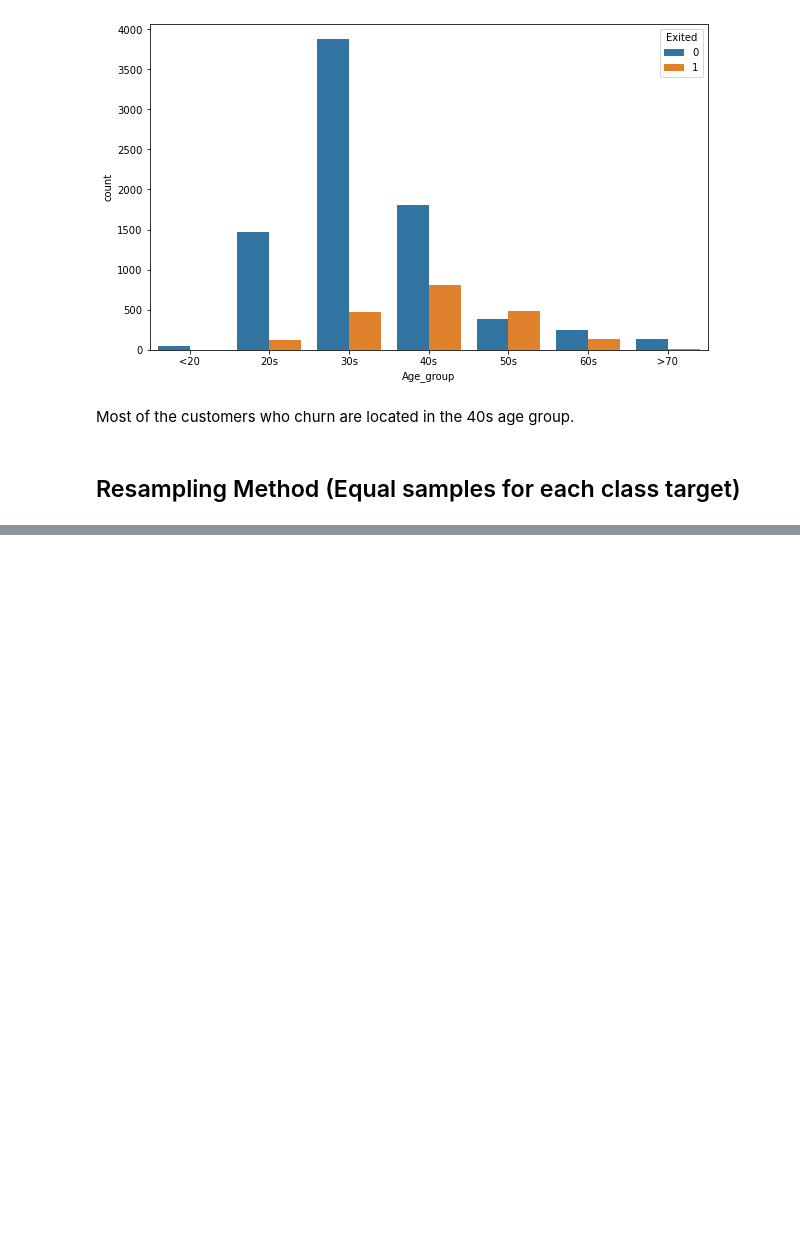
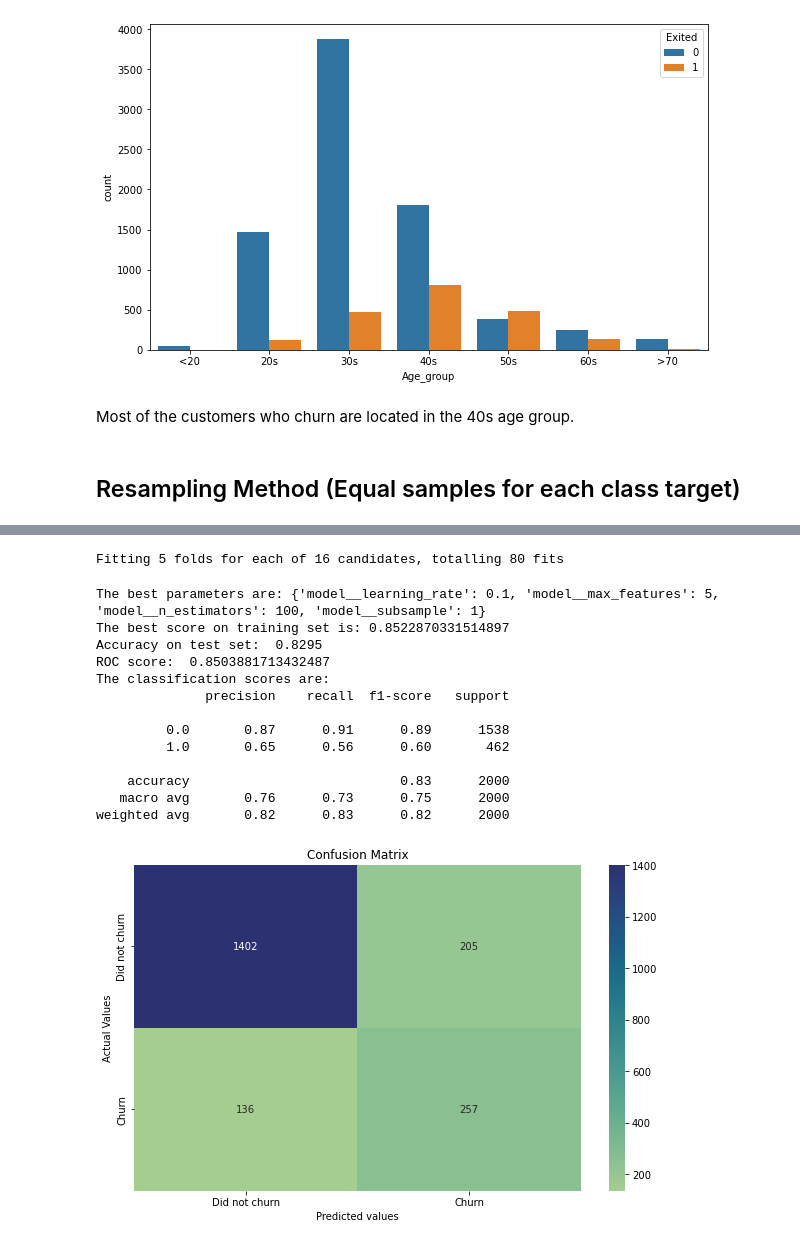
Before and after one commit to BrianLoe/ChurnPrediction, a Jupyter notebook: MachineLearningPrediction.ipynb, the cells around one changed output, grey strips where cells are left out. Drawn from its saved outputs; the diff is of its cells as text; code cells hidden in the pictures; blank space fills up the shorter version.

```diff
--- a/MachineLearningPrediction.ipynb
+++ b/MachineLearningPrediction.ipynb
@@ -630,0 +644,25 @@ The top 2 features are still age and number of products. The difference is in th
+# %%
+parameters = {'model__n_estimators':[100,150],
+              'model__learning_rate':[0.1,0.2],
+              'model__max_features':[5,10],
+              'model__subsample':[1,0.9]}
+gb_model = build_model(GradientBoostingClassifier(random_state=42), parameters, excludeComplain=True)
+# %% [output]
+Fitting 5 folds for each of 16 candidates, totalling 80 fits
+# %%
+evaluate(gb_model, True)
+# %% [output]
+The best parameters are: {'model__learning_rate': 0.1, 'model__max_features': 5, 'model__n_estimators': 100, 'model__subsample': 1}
+The best score on training set is: 0.8522870331514897
+Accuracy on test set:  0.8295
+ROC score:  0.8503881713432487
+The classification scores are:
+              precision    recall  f1-score   support
+
+         0.0       0.87      0.91      0.89      1538
+         1.0       0.65      0.56      0.60       462
+
+    accuracy                           0.83      2000
+   macro avg       0.76      0.73      0.75      2000
+weighted avg       0.82      0.83      0.82      2000
+[figure, added]
```
Also changed, not shown: parts of 90 cells of this notebook.
